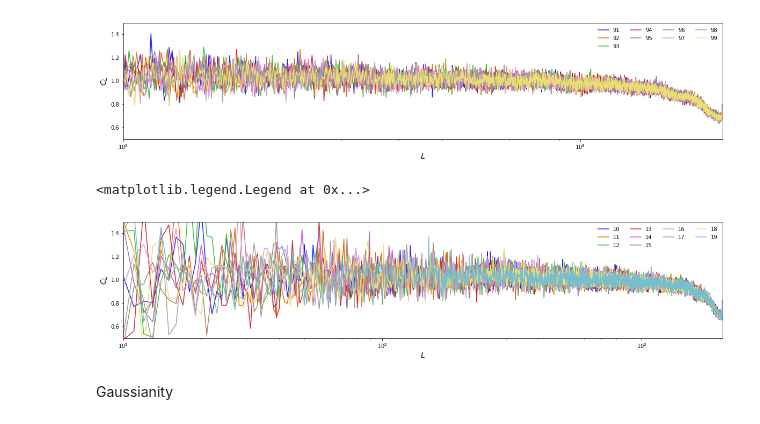
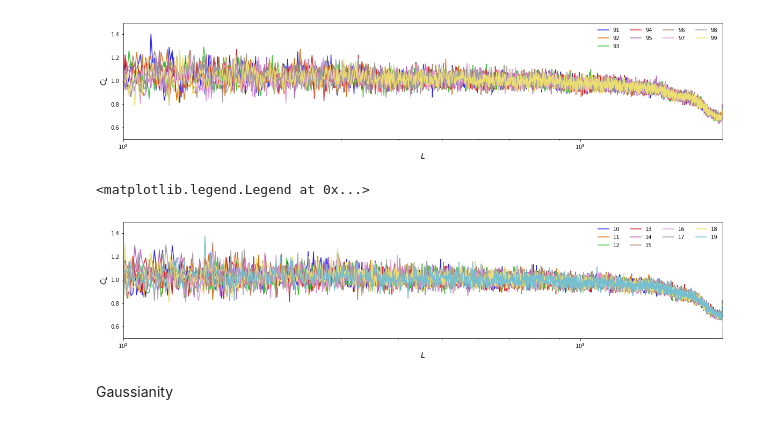
Before and after one commit to toshiyan/planck-tauxy, a Jupyter notebook: check_cmb_aps.ipynb, the cells around one changed output. Saved outputs shown, nothing was run; the diff lists cells and outputs as text; code cells hidden in the pictures.

```diff
--- a/check_cmb_aps.ipynb
+++ b/check_cmb_aps.ipynb
@@ -65,14 +65,14 @@ legend(ncol=4)
 <matplotlib.legend.Legend at 0x...>
 [figure]
 # %%
-pl.plot_1dstyle(fsize=[20,4],xmin=10,xmax=2048,ymin=0.5,ymax=1.5,xlog=True)
+pl.plot_1dstyle(fsize=[20,4],xmin=100,xmax=2048,ymin=0.5,ymax=1.5,xlog=True)
 for i in range(10,20):
     ci = np.loadtxt(P0.fcmb.cl[i],unpack=True)[1]
     plot(p0.l,ci/p0.lcl[0],label=str(i))
 legend(ncol=4)
 # %% [output]
 <matplotlib.legend.Legend at 0x...>
-[figure, old version]
+[figure, new version]
 # %% [markdown]
 Gaussianity
 # %%
```
